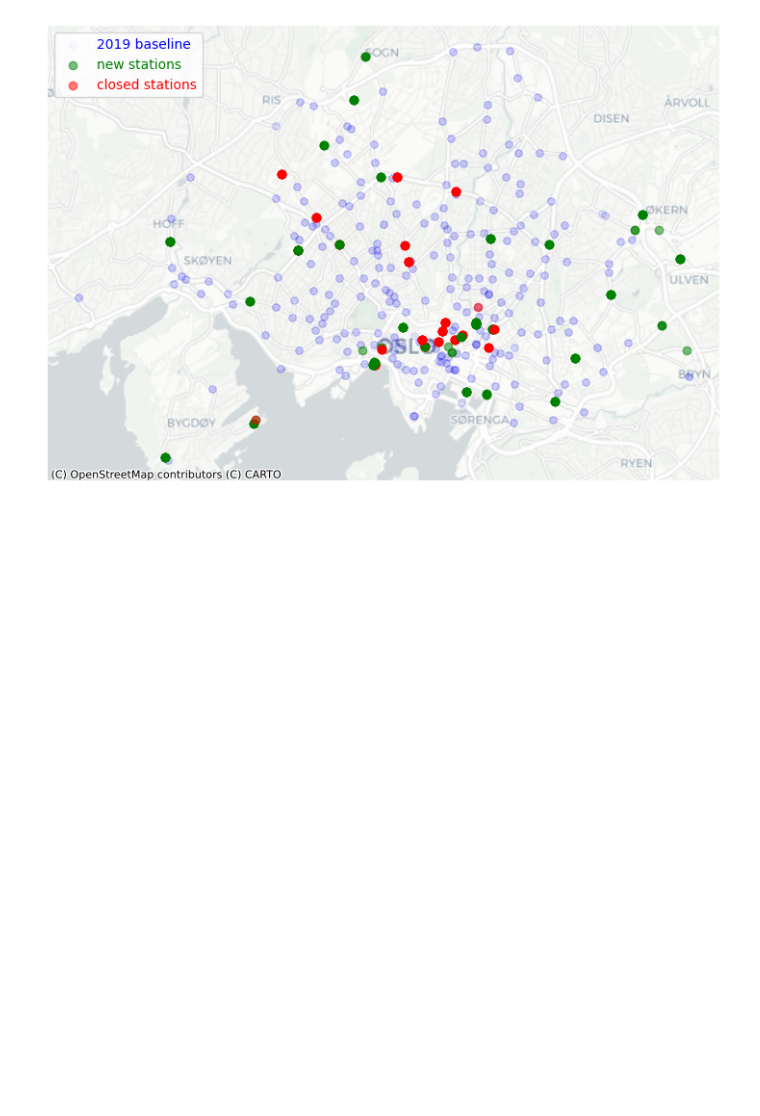
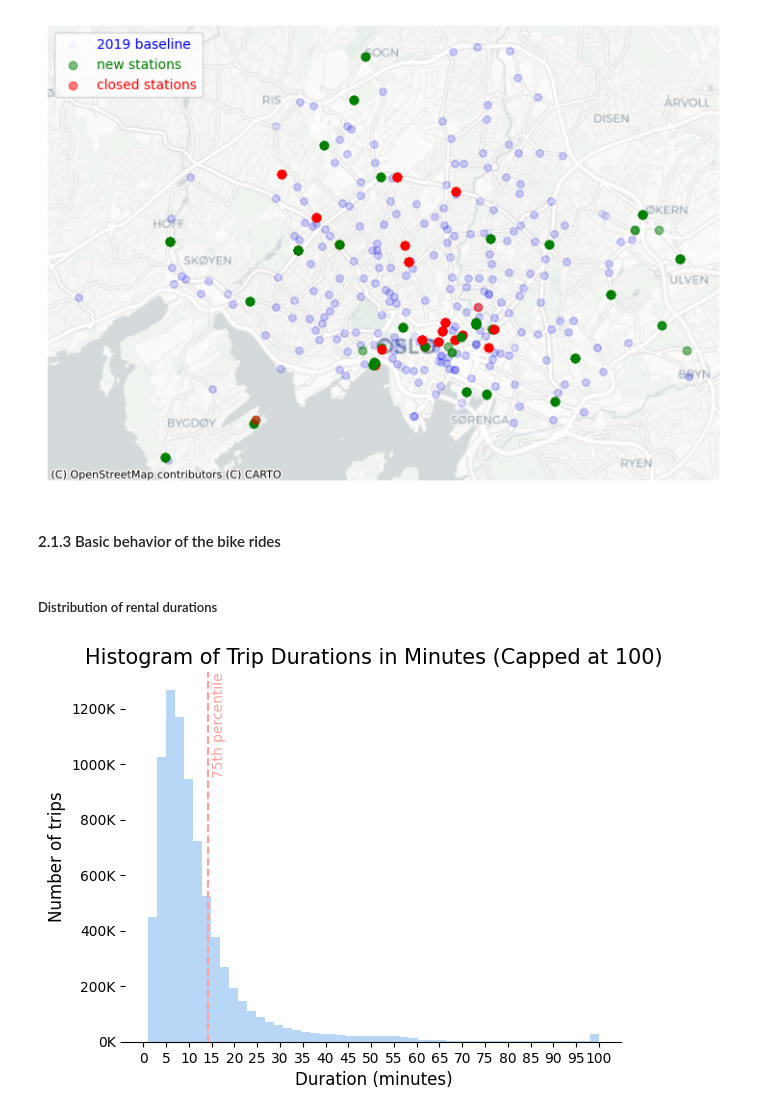
Before and after one commit to niclasclassen/oslo-city-bikes-network-flow-analysis, a Jupyter notebook: main.ipynb, the cells around one changed output. Saved outputs shown, nothing was run; the diff lists cells and outputs as text; code cells hidden in the pictures; blank space fills up the shorter version.

Commit message:
add distribution of trip duration

```diff
--- a/main.ipynb
+++ b/main.ipynb
@@ -330,0 +336,49 @@ cx.add_basemap(ax, crs=gdf_stations_by_year[19].crs, source=cx.providers.CartoDB
+# %% [markdown]
+#### 2.1.3 Basic behavior of the bike rides
+# %% [markdown]
+##### Distribution of rental durations
+# %%
+# Function to format y-tick labels
+def thousands(x, pos):
+    'The two args are the value and tick position'
+    return '%1.0fK' % (x * 1e-3)
+
+formatter = FuncFormatter(thousands)
+
+gdf_rides['duration_in_minutes'] = gdf_rides['duration'] / 60
+
+# Create a new column 'duration_capped' where all durations over 100 minutes are set to 100
+gdf_rides['duration_capped'] = np.where(gdf_rides['duration_in_minutes'] > 100, 100, gdf_rides['duration_in_minutes'])
+
+# Calculate percentiles for the capped durations
+percentiles = np.percentile(gdf_rides['duration_capped'], [75])
+
+# Set the style and color palette of the plot
+sns.set_color_codes('pastel')
+
+# Create a histogram of the capped durations
+sns.histplot(gdf_rides['duration_capped'], bins=50, color='b', edgecolor="none")
+
+# Add vertical lines for the percentiles
+for percentile in percentiles:
+    plt.axvline(x=percentile, color='r', linestyle='--')
+    plt.text(percentile+1, plt.gca().get_ylim()[1], '75th percentile', color='r', rotation=90, verticalalignment='top')
+
+# Set the title and labels of the plot
+plt.title('Histogram of Trip Durations in Minutes (Capped at 100)', fontsize=15)
+plt.xlabel('Duration (minutes)', fontsize=12)
+plt.ylabel('Number of trips', fontsize=12)
+
+# Set x-axis labels to increments of 10
+plt.xticks(np.arange(0, max(gdf_rides['duration_capped'])+5, 5))
+
+# Format y-axis labels to thousands
+plt.gca().yaxis.set_major_formatter(formatter)
+
+# Remove the top, right, and left spines from plot
+sns.despine(left=True)
+
+# Show the plot
+plt.show()
+# %% [output]
+[figure, added]
```
Also changed, not shown: parts of 2 cells of this notebook.
